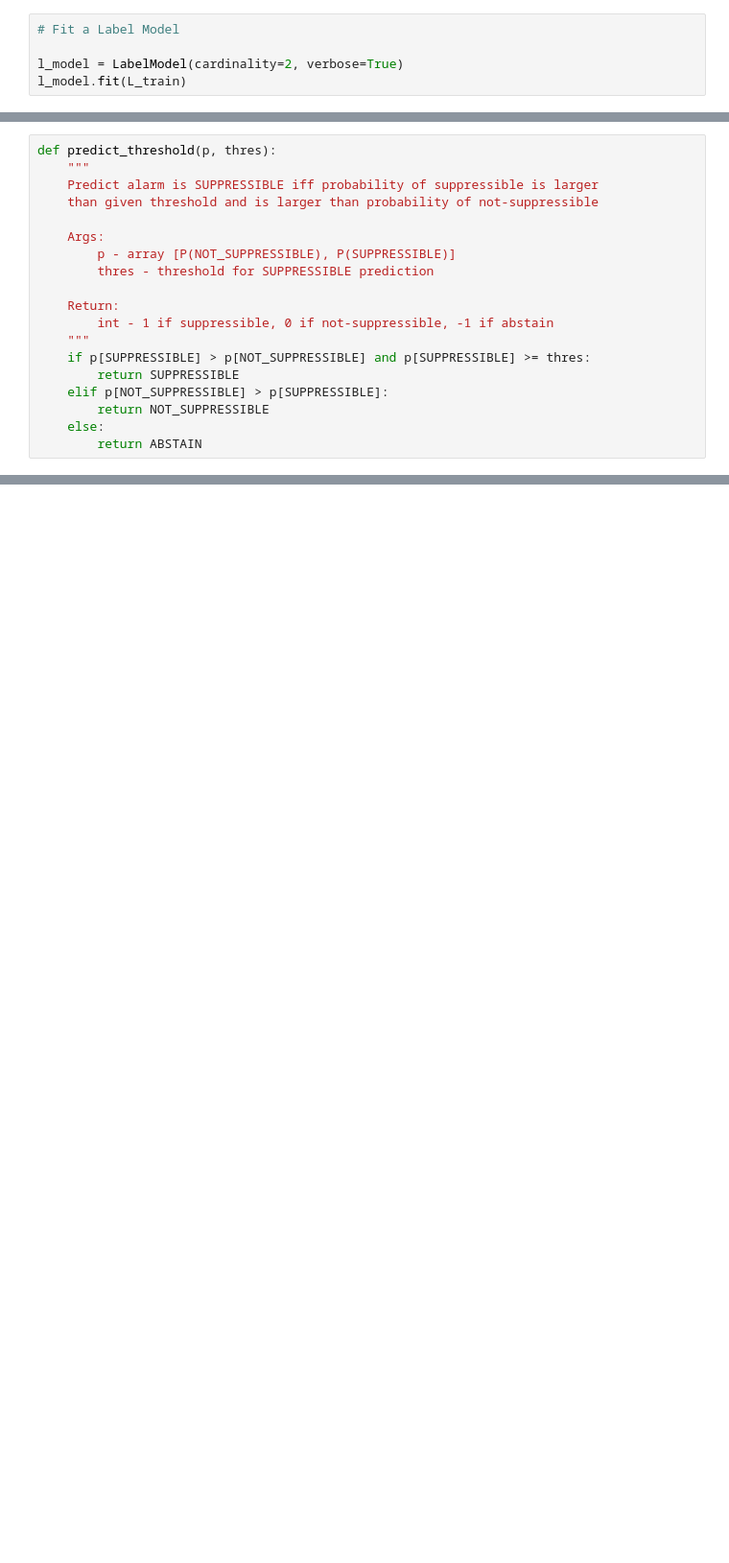
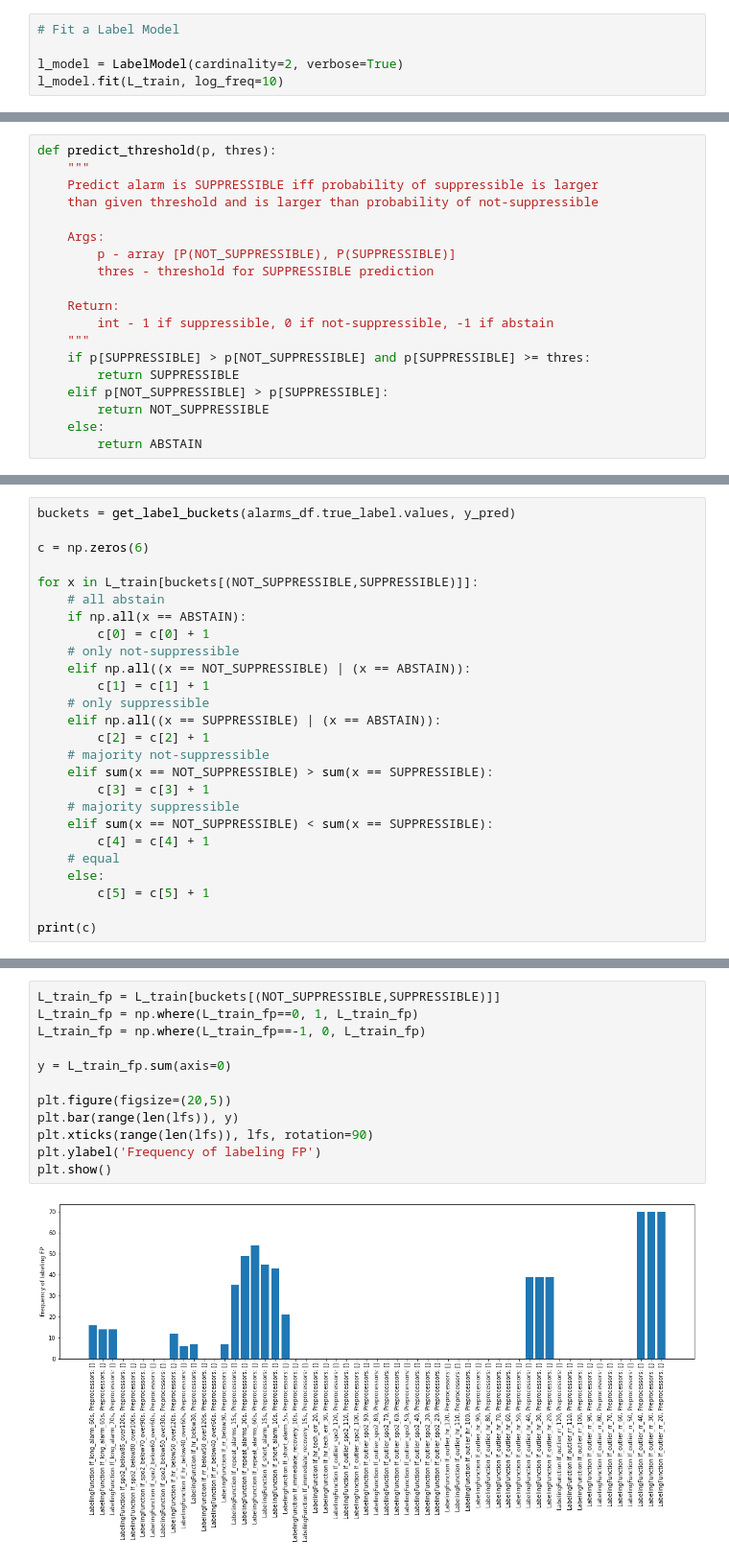
Before and after one commit to sfpugh/smart-alarm-learning-labels, a Jupyter notebook: learn_labels.ipynb, the cells around one changed output, grey strips where cells are left out. Shown: that part at 96% size. Drawn from its saved outputs; the diff is of its cells as text; blank space fills up the shorter version.

```diff
--- a/learn_labels.ipynb
+++ b/learn_labels.ipynb
@@ -905,5 +927,5 @@ print(time() - start_time)
 # Fit a Label Model
 
 l_model = LabelModel(cardinality=2, verbose=True)
-l_model.fit(L_train)
+l_model.fit(L_train, log_freq=10)
 # %% [markdown]
@@ -1013,0 +1046,26 @@ for n_epochs in epochs_range:
+# %%
+buckets = get_label_buckets(alarms_df.true_label.values, y_pred)
+
+c = np.zeros(6)
+
+for x in L_train[buckets[(NOT_SUPPRESSIBLE,SUPPRESSIBLE)]]:
+    # all abstain
+    if np.all(x == ABSTAIN):
+        c[0] = c[0] + 1
+    # only not-suppressible
+    elif np.all((x == NOT_SUPPRESSIBLE) | (x == ABSTAIN)):
+        c[1] = c[1] + 1
+    # only suppressible
+    elif np.all((x == SUPPRESSIBLE) | (x == ABSTAIN)):
+        c[2] = c[2] + 1
+    # majority not-suppressible
+    elif sum(x == NOT_SUPPRESSIBLE) > sum(x == SUPPRESSIBLE):
+        c[3] = c[3] + 1
+    # majority suppressible
+    elif sum(x == NOT_SUPPRESSIBLE) < sum(x == SUPPRESSIBLE):
+        c[4] = c[4] + 1
+    # equal
+    else:
+        c[5] = c[5] + 1
+
+print(c)
@@ -1013,0 +1074,14 @@ for n_epochs in epochs_range:
+# %%
+L_train_fp = L_train[buckets[(NOT_SUPPRESSIBLE,SUPPRESSIBLE)]]
+L_train_fp = np.where(L_train_fp==0, 1, L_train_fp)
+L_train_fp = np.where(L_train_fp==-1, 0, L_train_fp)
+
+y = L_train_fp.sum(axis=0)
+
+plt.figure(figsize=(20,5))
+plt.bar(range(len(lfs)), y)
+plt.xticks(range(len(lfs)), lfs, rotation=90)
+plt.ylabel('Frequency of labeling FP')
+plt.show()
+# %% [output]
+[figure, added]
```
Also changed, not shown: parts of 41 cells of this notebook.
